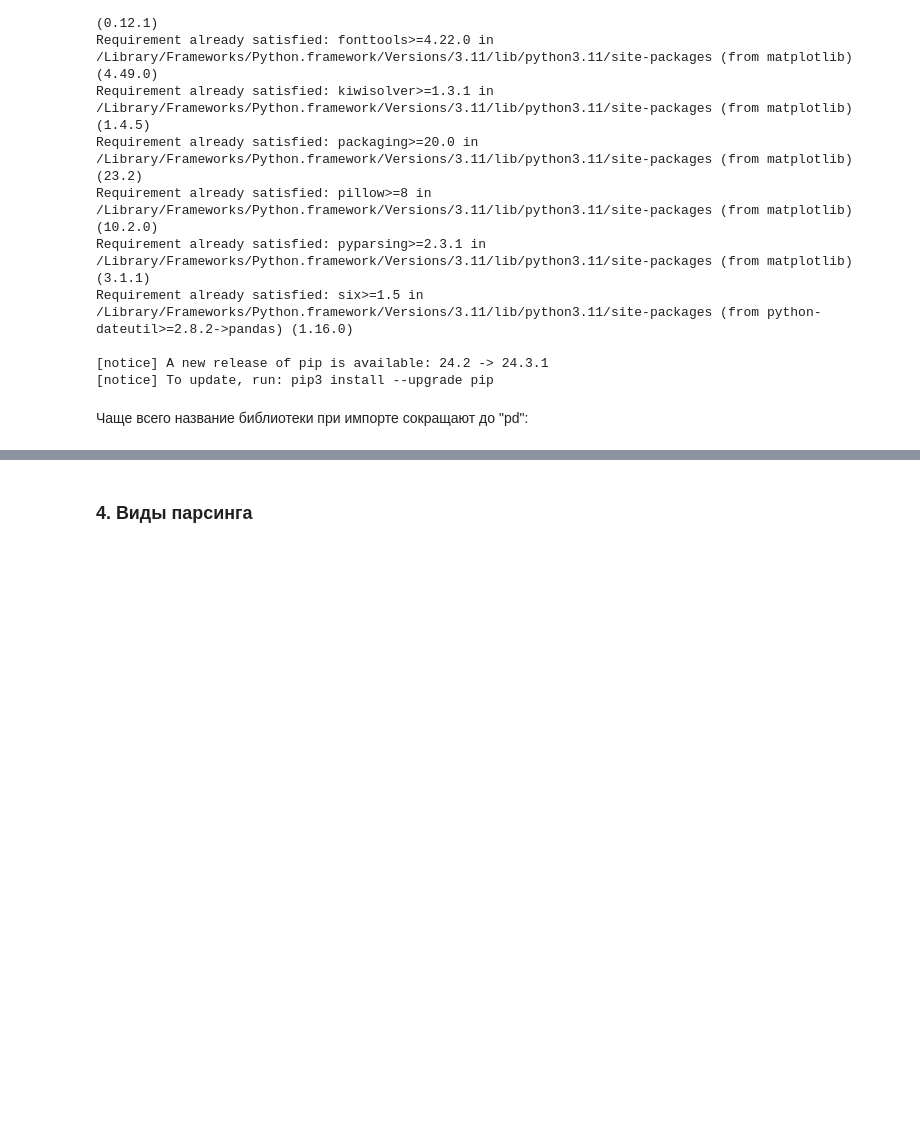
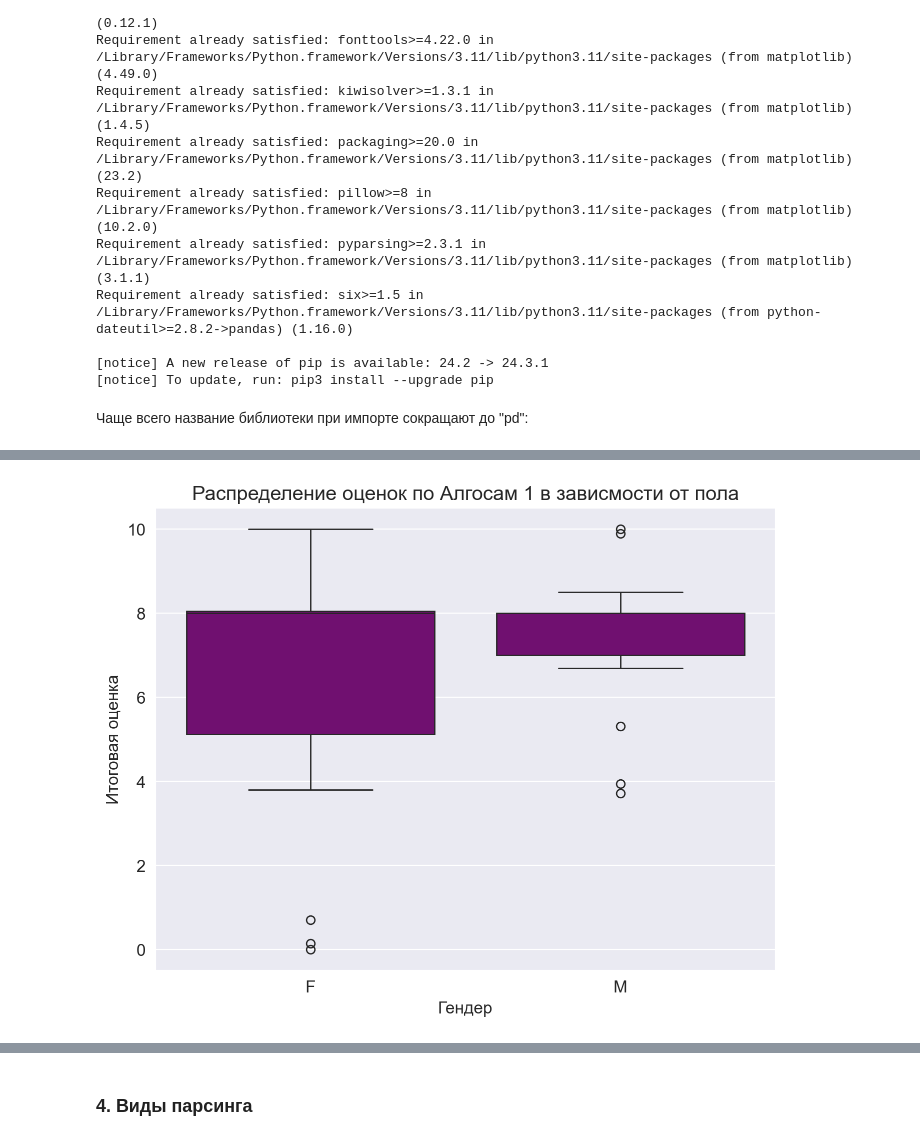
Before and after one commit to goffkiril/research_seminar_css_2024_2025, a Jupyter notebook: seminar_code/scraping/main.ipynb, the cells around one changed output, grey strips where cells are left out. Drawn from its saved outputs; the diff is of its cells as text; code cells hidden in the pictures; blank space fills up the shorter version.

```diff
--- a/seminar_code/scraping/main.ipynb
+++ b/seminar_code/scraping/main.ipynb
@@ -42,0 +310,4 @@ import pandas as pd
+# %%
+df['Гендер'] = df['Студент'].apply(lambda x: 'F' if x.split()[1] in c else 'M')
+
+df[['Студент','Гендер']].sample(10)
@@ -42,0 +326,7 @@ import pandas as pd
+# %%
+plt.figure(figsize=(8, 6))
+sns.boxplot(x='Гендер', y='Итоговая оценка', data=df, color='purple')
+plt.title('Распределение оценок по Алгосам 1 в зависмости от пола')
+plt.show()
+# %% [output]
+[figure, added]
```
Also changed, not shown: parts of 41 cells of this notebook, 2 other files.
